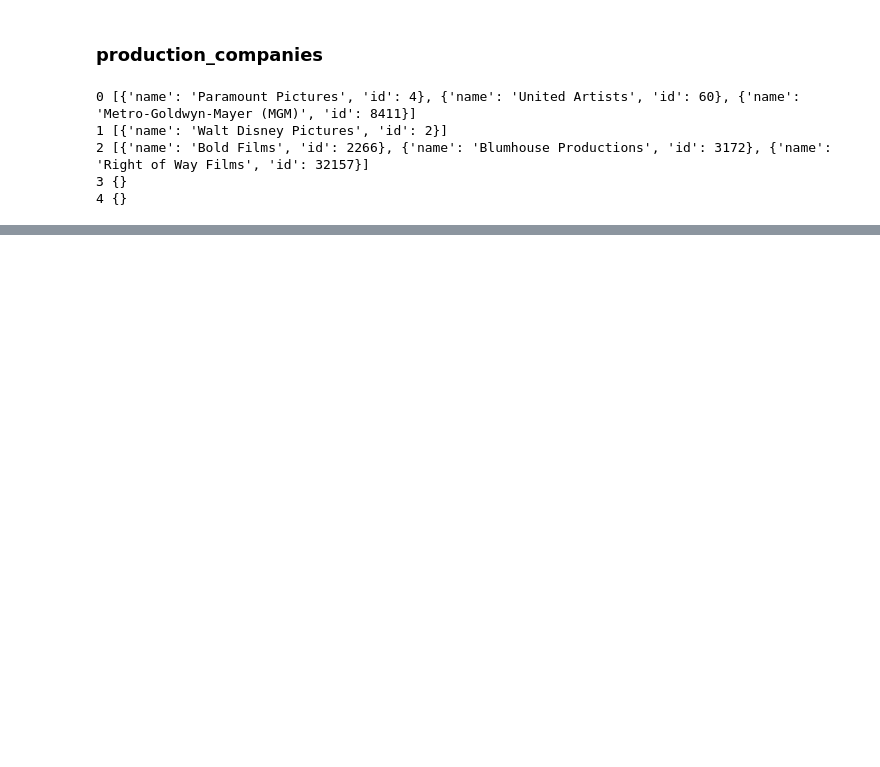
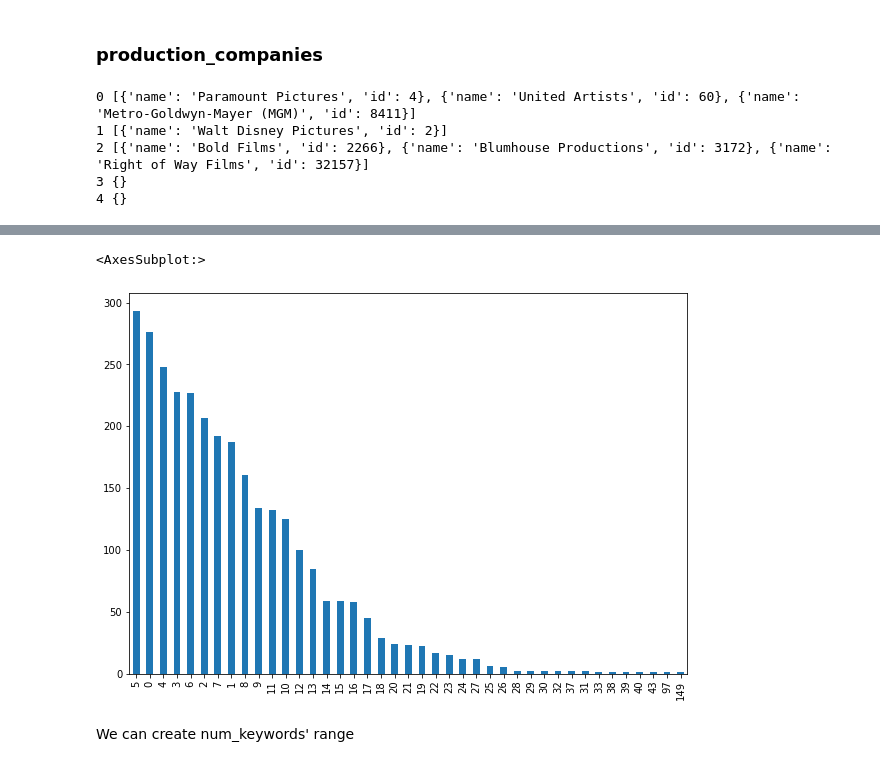
Before and after one commit to yejiseoung/TMDB, a Jupyter notebook: TMDB_EDA_FeatureEngineering.ipynb, the cells around one changed output, grey strips where cells are left out. Saved outputs shown, nothing was run; the diff lists cells and outputs as text; code cells hidden in the pictures; blank space fills up the shorter version.

Commit message:
more analyzing variables

```diff
--- a/TMDB_EDA_FeatureEngineering.ipynb
+++ b/TMDB_EDA_FeatureEngineering.ipynb
@@ -353,0 +409,12 @@ Name: production_companies, dtype: int64
+# %%
+# 1) Extract the number of production countries and create new variable called `num_pro_count'
+df_train['num_pro_count'] = df_train['production_countries'].apply(lambda x: len(x) if x != {} else 0)
+df_test['num_pro_count'] = df_test['production_countries'].apply(lambda x: len(x) if x != {} else 0)
+
+# 2) Convert the dtype as object
+df_train['num_pro_count'] = df_train['num_pro_count'].astype('O')
+df_test['num_pro_count'] = df_test['num_pro_count'].astype('O')
+
+# 3) Drop the original column production_countries
+df_train.drop('production_countries', axis=1, inplace=True)
+df_test.drop('production_countries', axis=1, inplace=True)
@@ -353,0 +439,16 @@ Name: production_companies, dtype: int64
+# %%
+# 1) Extract the number of spoken languages and create new variable called `num_spoken_lang'
+df_train['num_spoken_lang'] = df_train['spoken_languages'].apply(lambda x: len(x) if x != {} else 0)
+df_test['num_spoken_lang'] = df_test['spoken_languages'].apply(lambda x: len(x) if x != {} else 0)
+
+# 2) Convert the dtype as object
+df_train['num_spoken_lang'] = df_train['num_spoken_lang'].astype('O')
+df_test['num_spoken_lang'] = df_test['num_spoken_lang'].astype('O')
+
+# 3) 0 value can be missing value
+df_train['num_spoken_lang'] = df_train['num_spoken_lang'].replace(0, 'missing')
+df_test['num_spoken_lang'] = df_test['num_spoken_lang'].replace(0, 'missing')
+
+# 3) Drop the original column production_countries
+df_train.drop('spoken_languages', axis=1, inplace=True)
+df_test.drop('spoken_languages', axis=1, inplace=True)
@@ -353,0 +502,19 @@ Name: production_companies, dtype: int64
+# %%
+# 1) Extract the number of keywords and create new variable called `n_keywords'
+df_train['n_keywords'] = df_train['Keywords'].apply(lambda x: len(x) if x != {} else 0)
+df_test['n_keywords'] = df_test['Keywords'].apply(lambda x: len(x) if x != {} else 0)
+
+# 2) Convert the dtype as object
+df_train['n_keywords'] = df_train['n_keywords'].astype('O')
+df_test['n_keywords'] = df_test['n_keywords'].astype('O')
+
+# 3) Drop the original column production_countries
+df_train.drop('Keywords', axis=1, inplace=True)
+df_test.drop('Keywords', axis=1, inplace=True)
+# %%
+df_train['n_keywords'].value_counts().sort_values(ascending=False).plot(kind='bar', figsize=(10, 7))
+# %% [output]
+<AxesSubplot:>
+[figure, added]
+# %% [markdown]
+We can create num_keywords' range
```
Also changed, not shown: parts of 85 cells of this notebook.
